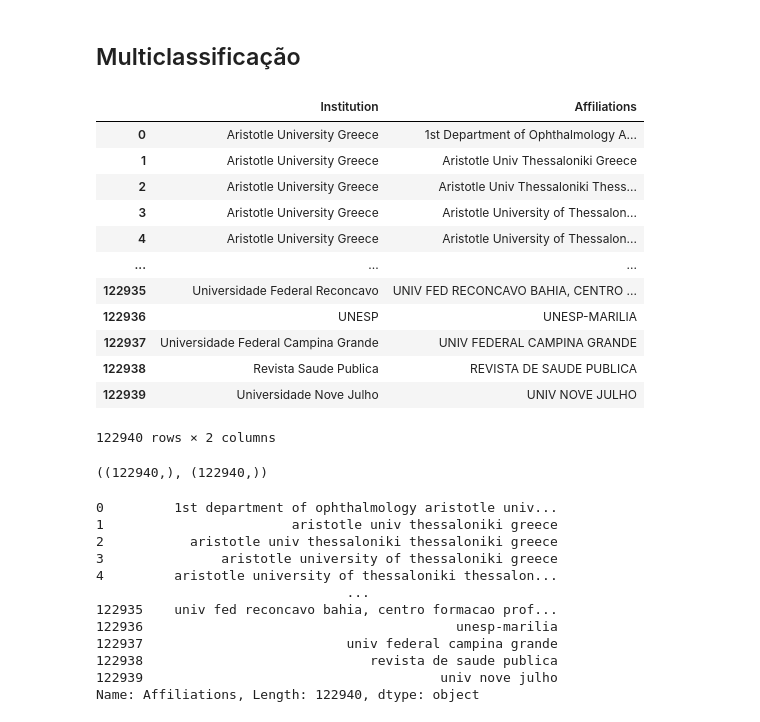
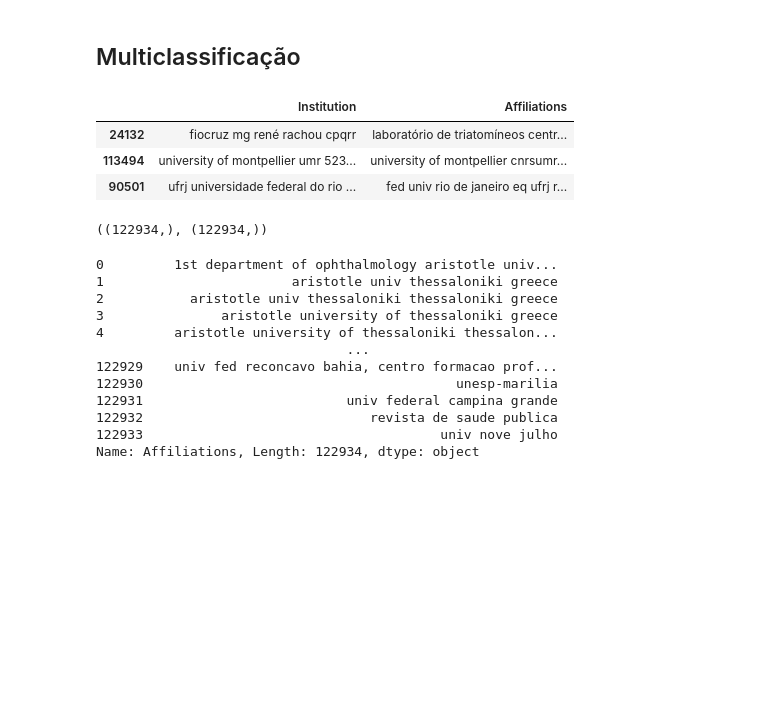
Before and after one commit to joaograndotto/PIBITI, a Jupyter notebook: ProvaDeConceito.ipynb, the cells around one changed output. Drawn from its saved outputs; the diff is of its cells as text; code cells hidden in the pictures; blank space fills up the shorter version.

```diff
--- a/ProvaDeConceito.ipynb
+++ b/ProvaDeConceito.ipynb
@@ -430,29 +435,18 @@ from six import StringIO
 # %%
 url = "https://raw.githubusercontent.com/joaograndotto/PIBITI/main/Datasets/dados_multi_classe.csv"
 df = pd.read_csv(url, delimiter=',')
-# %%
-df
-# %% [output]
-|  | Institution | Affiliations |
-| 0 | Aristotle University Greece | 1st Department of Ophthalmology A... |
-| 1 | Aristotle University Greece | Aristotle Univ Thessaloniki Greece |
-| 2 | Aristotle University Greece | Aristotle Univ Thessaloniki Thess... |
-| 3 | Aristotle University Greece | Aristotle University of Thessalon... |
-| 4 | Aristotle University Greece | Aristotle University of Thessalon... |
-| ... | ... | ... |
-| 122935 | Universidade Federal Reconcavo | UNIV FED RECONCAVO BAHIA, CENTRO ... |
-| 122936 | UNESP | UNESP-MARILIA |
-| 122937 | Universidade Federal Campina Grande | UNIV FEDERAL CAMPINA GRANDE |
-| 122938 | Revista Saude Publica | REVISTA DE SAUDE PUBLICA |
-| 122939 | Universidade Nove Julho | UNIV NOVE JULHO |
-122940 rows × 2 columns
-# %%
-df['Affiliations'] = df['Affiliations'].apply( lambda x : str(x).lower() )
+# %%
+df.sample(n=3)
+# %% [output]
+|  | Institution | Affiliations |
+| 24132 | fiocruz mg rené rachou cpqrr | laboratório de triatomíneos centr... |
+| 113494 | university of montpellier umr 523... | university of montpellier cnrsumr... |
+| 90501 | ufrj universidade federal do rio ... | fed univ rio de janeiro eq ufrj r... |
 # %%
-X, y = df['Affiliations'], df['Institution']
+X, y = df['Affiliations'],df['Institution']
 X.shape, y.shape
 # %% [output]
-((122940,), (122940,))
+((122934,), (122934,))
 # %%
 X
 # %% [output]
@@ -462,12 +456,12 @@ X
 3               aristotle university of thessaloniki greece
 4         aristotle university of thessaloniki thessalon...
                                 ...
-122935    univ fed reconcavo bahia, centro formacao prof...
-122936                                        unesp-marilia
-122937                          univ federal campina grande
-122938                             revista de saude publica
-122939                                      univ nove julho
-Name: Affiliations, Length: 122940, dtype: object
+122929    univ fed reconcavo bahia, centro formacao prof...
+122930                                        unesp-marilia
+122931                          univ federal campina grande
+122932                             revista de saude publica
+122933                                      univ nove julho
+Name: Affiliations, Length: 122934, dtype: object
 # %%
 import nltk
 from sklearn.datasets import load_files
```
Also changed, not shown: parts of 16 cells of this notebook.
